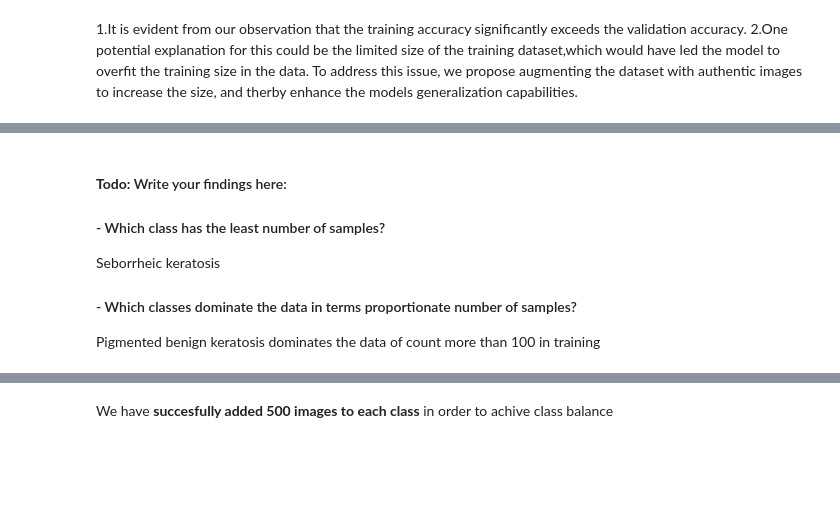
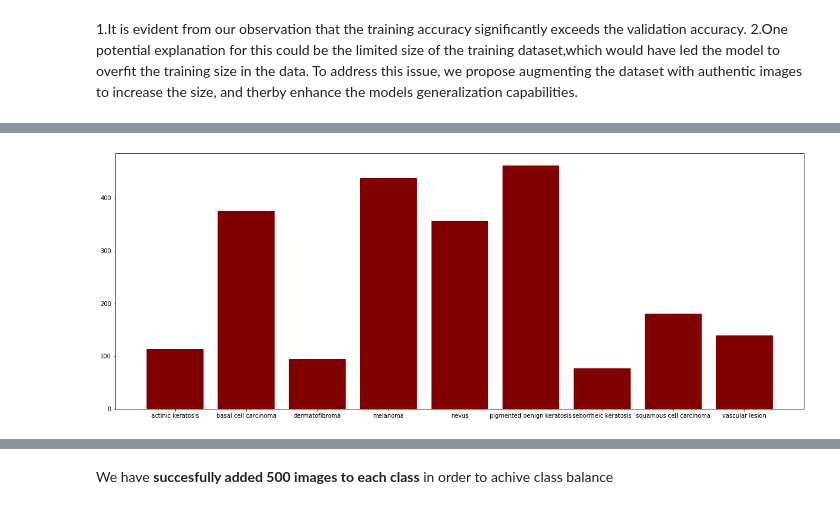
Before and after one commit to iamchrisanne/melanoma-CNN-prediction, a Jupyter notebook: chrisanne_nn.ipynb, the cells around one changed output, grey strips where cells are left out. Cells and saved outputs as stored; diff of their text form; code cells hidden in the pictures; blank space fills up the shorter version.

```diff
--- a/chrisanne_nn.ipynb
+++ b/chrisanne_nn.ipynb
@@ -490,6 +558,6 @@ print(distribution)
-# %% [markdown]
-#### **Todo:** Write your findings here:
-#### - Which class has the least number of samples?
-  Seborrheic keratosis
-#### - Which classes dominate the data in terms proportionate number of samples?
-Pigmented benign keratosis dominates the data of count more than 100 in training
+# %%
+plt.figure(figsize= (21,8))
+ax = plt.bar(class_names, distribution, color='maroon')
+plt.show()
+# %% [output]
+[figure, added]
```
Also changed, not shown: parts of 123 cells of this notebook.
